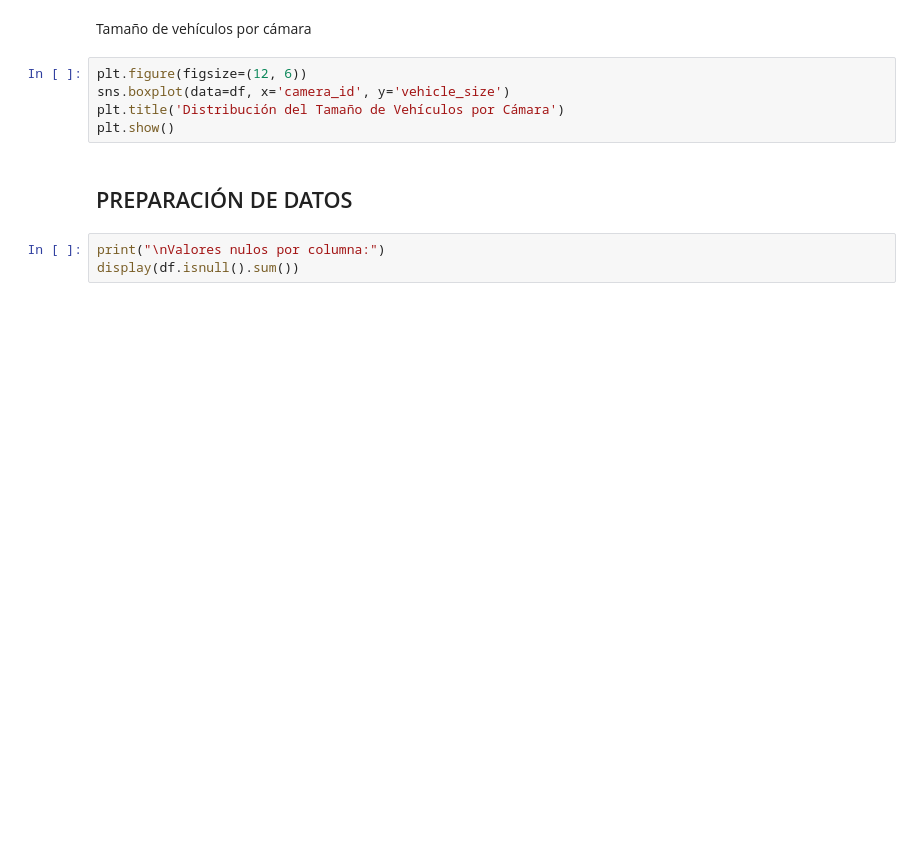
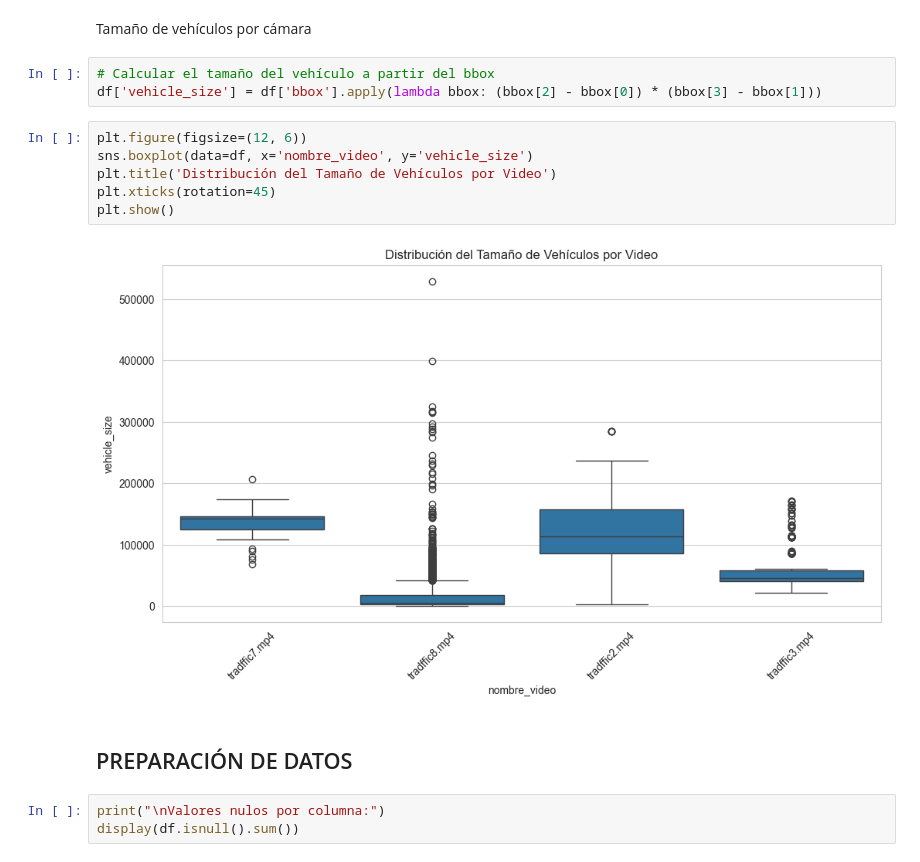
Before and after one commit to Zanila-drip/ProyectoFinalMineriaDatos, a Jupyter notebook: notebooks/analysis/Braker.ipynb, the cells around one changed output. Drawn from its saved outputs; the diff is of its cells as text; blank space fills up the shorter version.

```diff
--- a/notebooks/analysis/Braker.ipynb
+++ b/notebooks/analysis/Braker.ipynb
@@ -144,10 +131,16 @@ plt.show()
 # %% [markdown]
 Tamaño de vehículos por cámara
+# %%
+# Calcular el tamaño del vehículo a partir del bbox
+df['vehicle_size'] = df['bbox'].apply(lambda bbox: (bbox[2] - bbox[0]) * (bbox[3] - bbox[1]))
 # %%
 plt.figure(figsize=(12, 6))
-sns.boxplot(data=df, x='camera_id', y='vehicle_size')
-plt.title('Distribución del Tamaño de Vehículos por Cámara')
+sns.boxplot(data=df, x='nombre_video', y='vehicle_size')
+plt.title('Distribución del Tamaño de Vehículos por Video')
+plt.xticks(rotation=45)
 plt.show()
+# %% [output]
+[figure, added]
 # %% [markdown]
 ## PREPARACIÓN DE DATOS
 # %%
```
Also changed, not shown: parts of 5 cells of this notebook, 2 other files.
